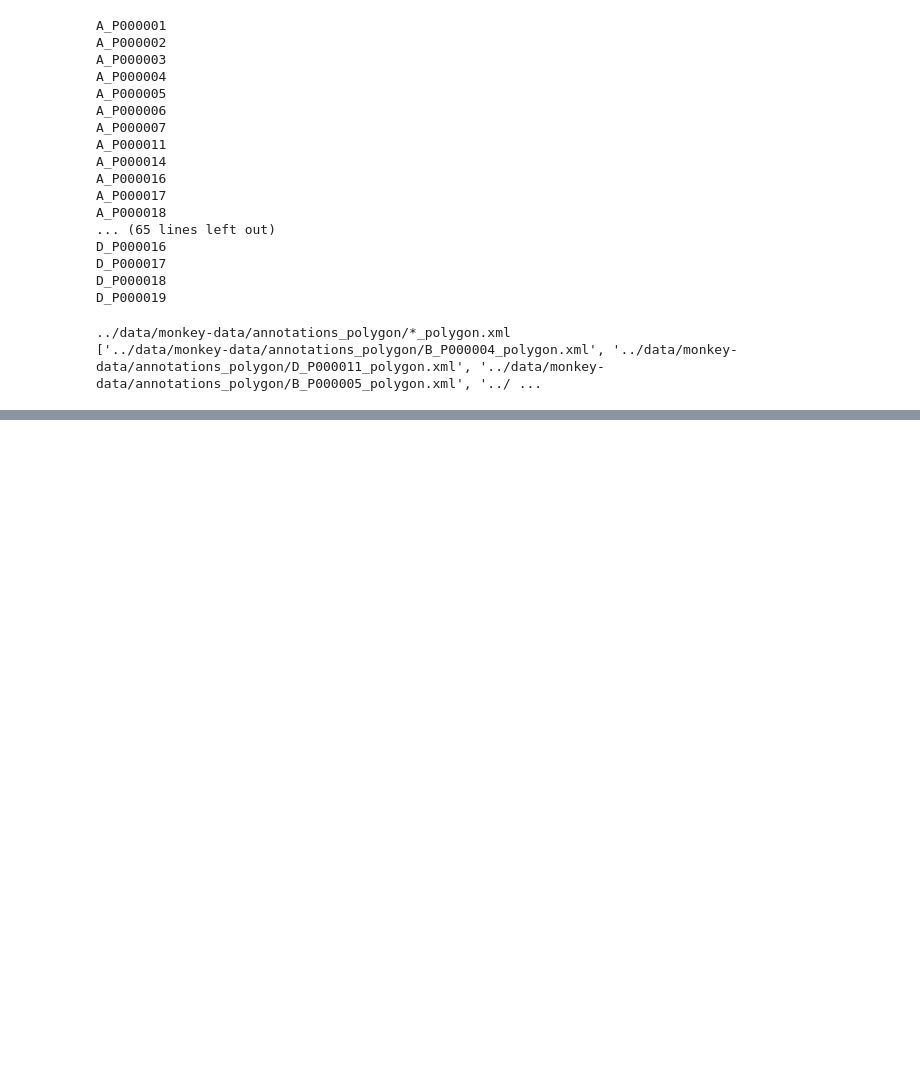
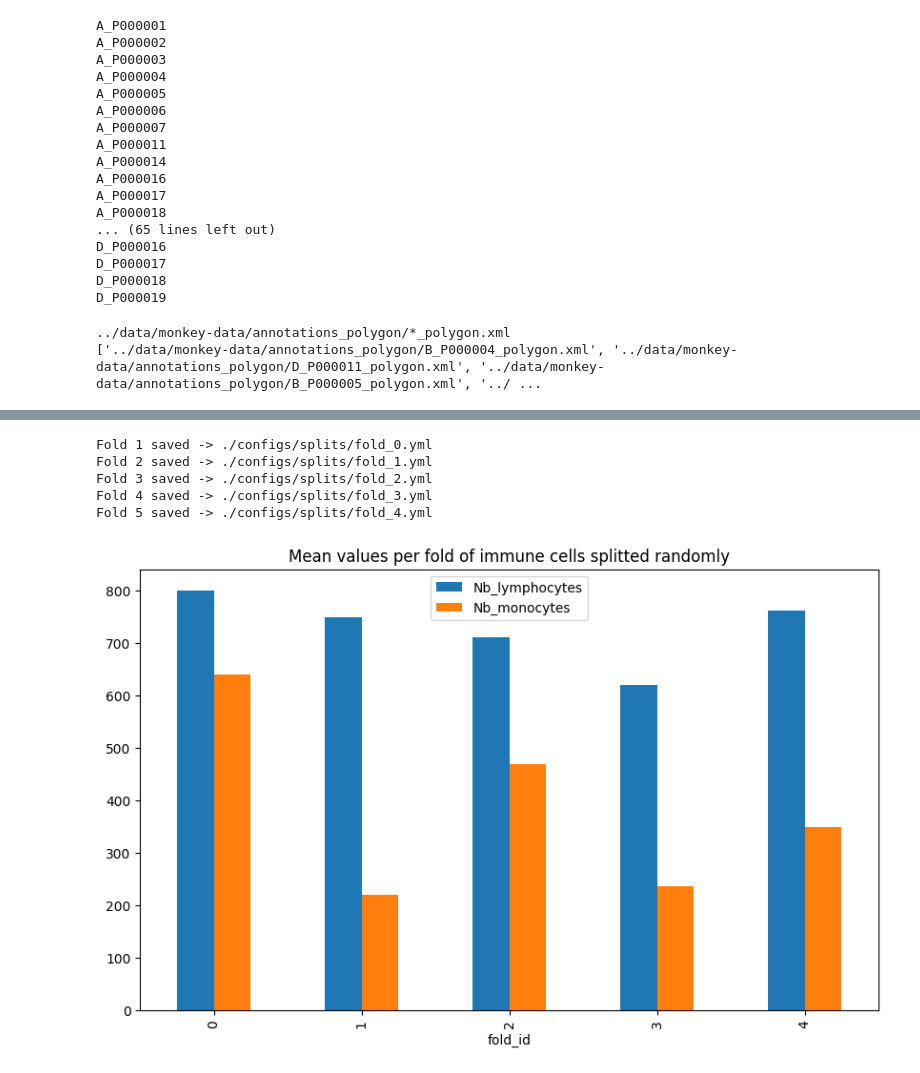
Before and after one commit to AImageLab-zip/MONKEY_challenge_ziplab, a Jupyter notebook: source/notebooks/1_data_prep.ipynb, the cells around one changed output, grey strips where cells are left out. Saved outputs shown, nothing was run; the diff lists cells and outputs as text; code cells hidden in the pictures; blank space fills up the shorter version.

Commit message:
added methods to do various k-folds splits for the dataset

```diff
--- a/source/notebooks/1_data_prep.ipynb
+++ b/source/notebooks/1_data_prep.ipynb
@@ -257,9 +257,7 @@ dataset_path = dataset_config["path"]
 dataset_annotation_path = os.path.join(
     dataset_path, dataset_config["annotation_polygon_dir"]
 )
-from tqdm import tqdm
-import pandas as pd
-import os
+
 import glob
 
 
@@ -326,7 +324,7 @@ def create_dataset_df(dataset_path: str, annotations_path: str):
                 metadata_df["Slide ID"] == patient_name, "WSI PAS_CPG Path"
             ] = pas_cpg_path
             metadata_df.loc[
-                metadata_df["Slide ID"] == patient_name, "Annotation Path"
+                metadata_df["Slide ID"] == patient_name, ""
             ] = wsa
 
             # Check and update for IHC image
@@ -347,7 +345,7 @@ def create_dataset_df(dataset_path: str, annotations_path: str):
 
             # Check and update for PAS-Original image
             pas_original_path = os.path.join(
-                wsi_original_dir, patient_name + "_PAS_Original.tif"
+                wsi_original_dir, patient_name + "_PAS_Original.tif"Annotation Path
             )
             if os.path.isfile(pas_original_path):
                 metadata_df.loc[
@@ -372,0 +446,16 @@ def make_yml_splits(dataset_df:str, method="random", output_path:str = "./" ):
+# %%
+dataset_df_random_splits = split_and_save_kfold(
+    dataset_df, n_folds=5, balance_by=None, output_dir="./configs/splits"
+)
+
+dataset_df_random_splits.groupby("fold_id")[
+    ["Nb_lymphocytes", "Nb_monocytes"]
+].mean().plot(kind="bar", figsize=(10, 6), title="Mean values per fold of immune cells splitted randomly")
+plt.show()
+# %% [output]
+Fold 1 saved -> ./configs/splits/fold_0.yml
+Fold 2 saved -> ./configs/splits/fold_1.yml
+Fold 3 saved -> ./configs/splits/fold_2.yml
+Fold 4 saved -> ./configs/splits/fold_3.yml
+Fold 5 saved -> ./configs/splits/fold_4.yml
+[figure, added]
```
Also changed, not shown: parts of 7 cells of this notebook, 1 other file.
